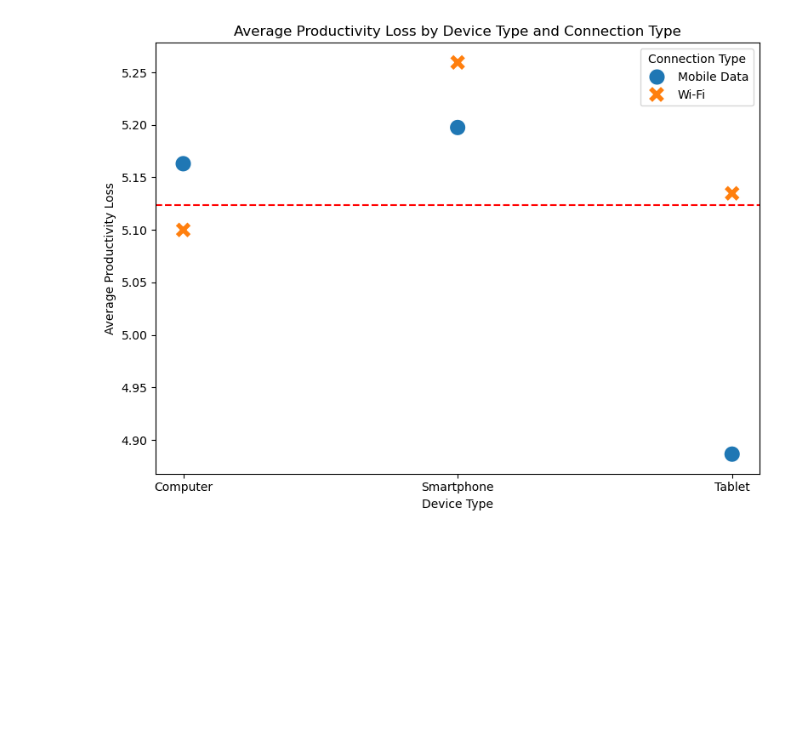
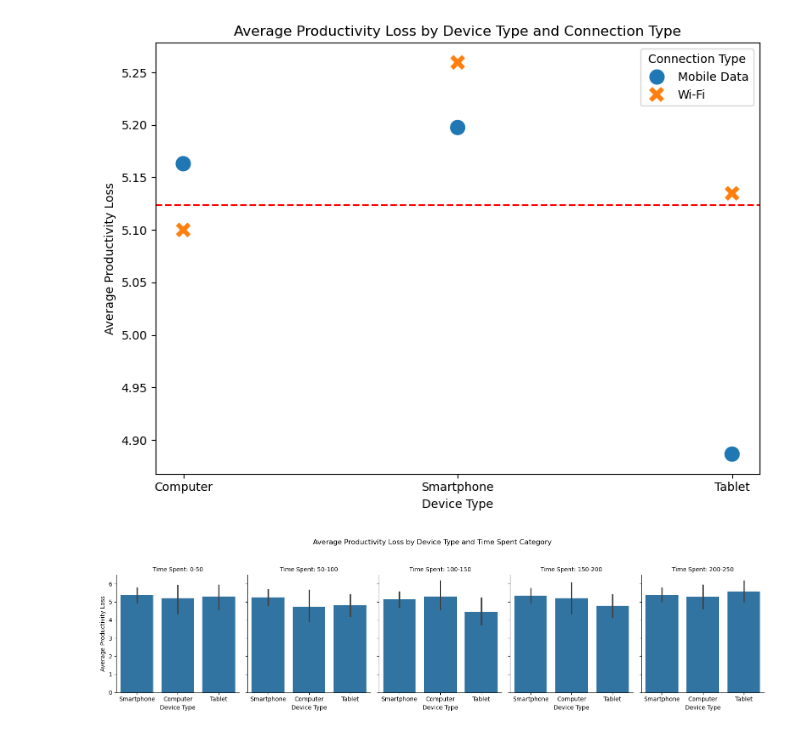
Before and after one commit to wrighang/project_01_team_11, a Jupyter notebook: daenaw.ipynb, the cells around one changed output. Cells and saved outputs as stored; diff of their text form; code cells hidden in the pictures; blank space fills up the shorter version.

```diff
--- a/daenaw.ipynb
+++ b/daenaw.ipynb
@@ -236,3 +236,18 @@ plt.tight_layout()
 plt.show()
 # %% [output]
 [figure]
+# %%
+# Defining time spent categories
+darkside_df['TimeSpentCategory'] = pd.cut(darkside_df['Total Time Spent'], bins=[0, 50, 100, 150, 200, 250], labels=['0-50', '50-100', '100-150', '150-200', '200-250'])
+
+# Creating a FacetGrid with bar plots for each time spent category
+g = sns.FacetGrid(darkside_df, col="TimeSpentCategory", height=4, aspect=0.8)
+g.map(sns.barplot, "Device Type", "ProductivityLoss", order=['Smartphone', 'Computer', 'Tablet'])
+
+g.set_axis_labels("Device Type", "Average Productivity Loss")
+g.set_titles("Time Spent: {col_name}")
+plt.suptitle("Average Productivity Loss by Device Type and Time Spent Category", y=1.05)
+plt.tight_layout()
+plt.show()
+# %% [output]
+[figure, added]
```
Also changed, not shown: 2 other files.
